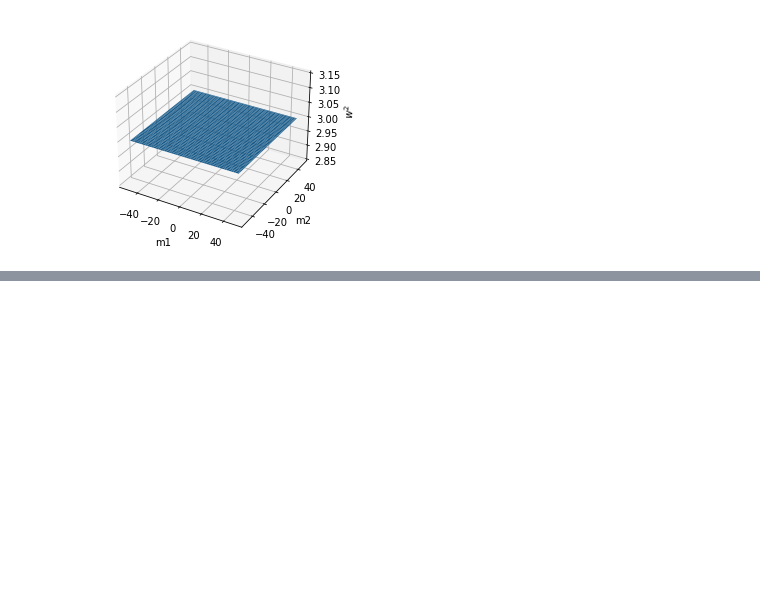
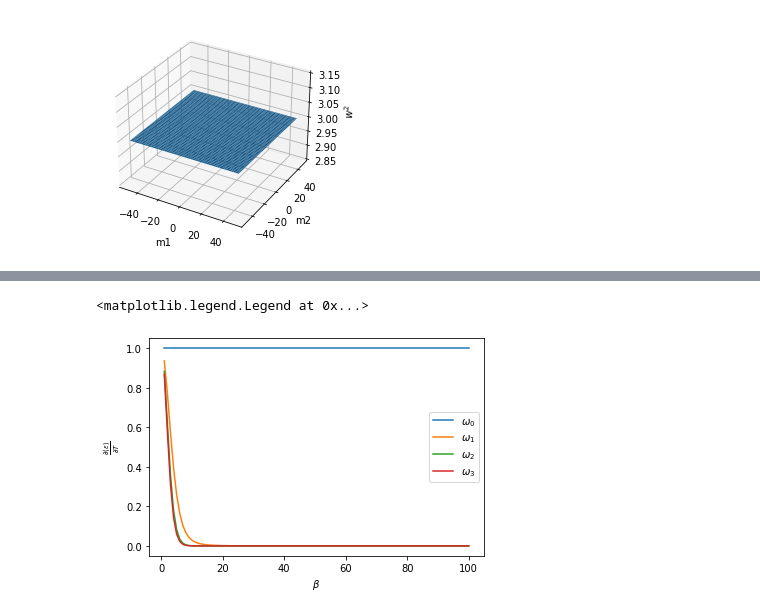
Before and after one commit to FlipperCoin/solid-state, a Jupyter notebook: hw3/hw3.ipynb, the cells around one changed output, grey strips where cells are left out. Cells and saved outputs as stored; diff of their text form; code cells hidden in the pictures; blank space fills up the shorter version.

```diff
--- a/hw3/hw3.ipynb
+++ b/hw3/hw3.ipynb
@@ -155,0 +162,2 @@ Text(0, 0.5, '$\\left<\\varepsilon\\right>$')
+# %%
+specific_heat_per_beta_per_w = np.sum(specific_heat, (0,1))
@@ -155,0 +171,11 @@ Text(0, 0.5, '$\\left<\\varepsilon\\right>$')
+# %%
+plt.plot(beta, specific_heat_per_beta_per_w[0], label=r'$\omega_0$')
+plt.plot(beta, specific_heat_per_beta_per_w[1], label=r'$\omega_1$')
+plt.plot(beta, specific_heat_per_beta_per_w[2], label=r'$\omega_2$')
+plt.plot(beta, specific_heat_per_beta_per_w[3], label=r'$\omega_3$')
+plt.xlabel(r'$\beta$')
+plt.ylabel(r'$\frac{\partial\left<\varepsilon\right>}{\partial T}$')
+plt.legend()
+# %% [output]
+<matplotlib.legend.Legend at 0x...>
+[figure, added]
```
Also changed, not shown: parts of 16 cells of this notebook, 2 other files.
